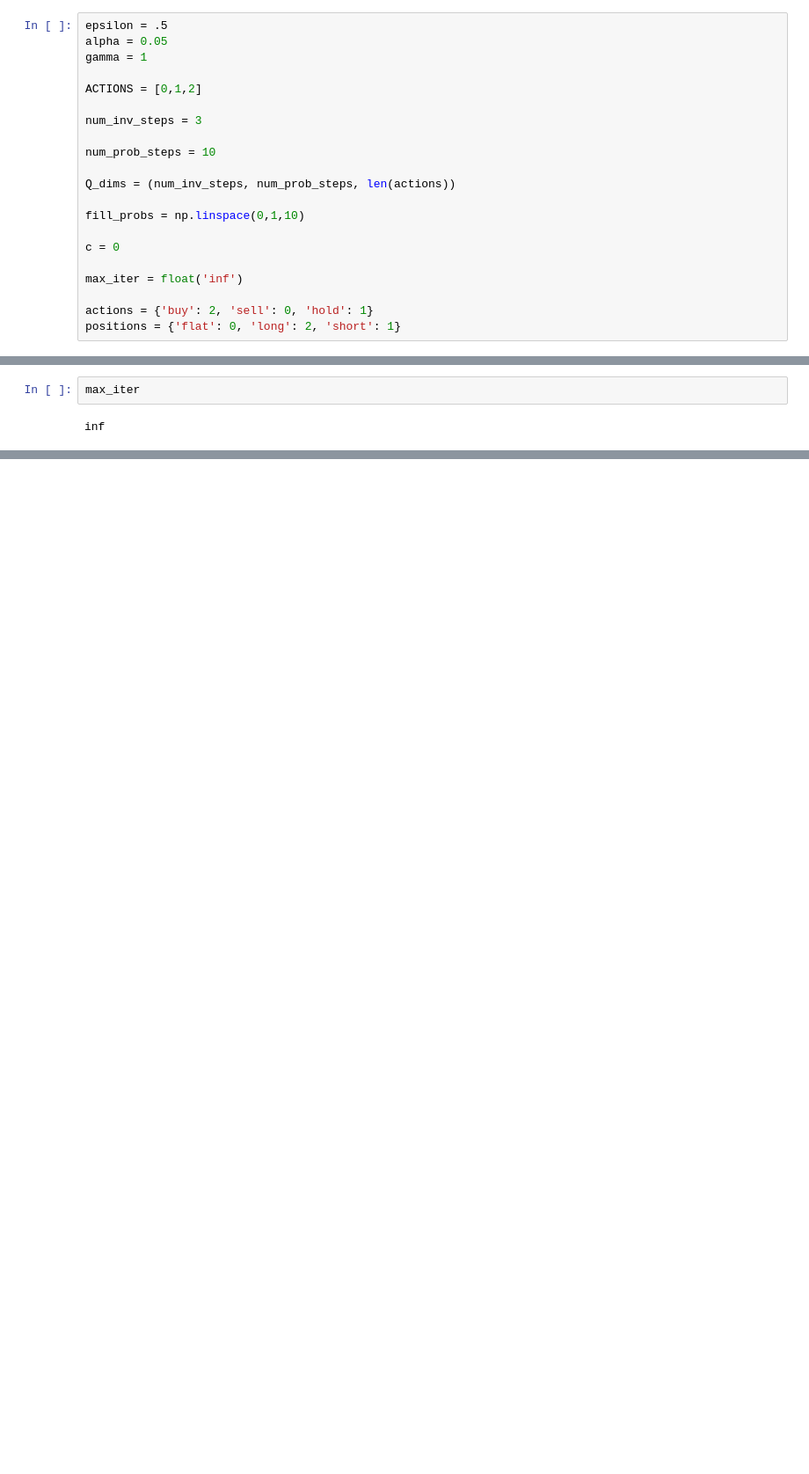
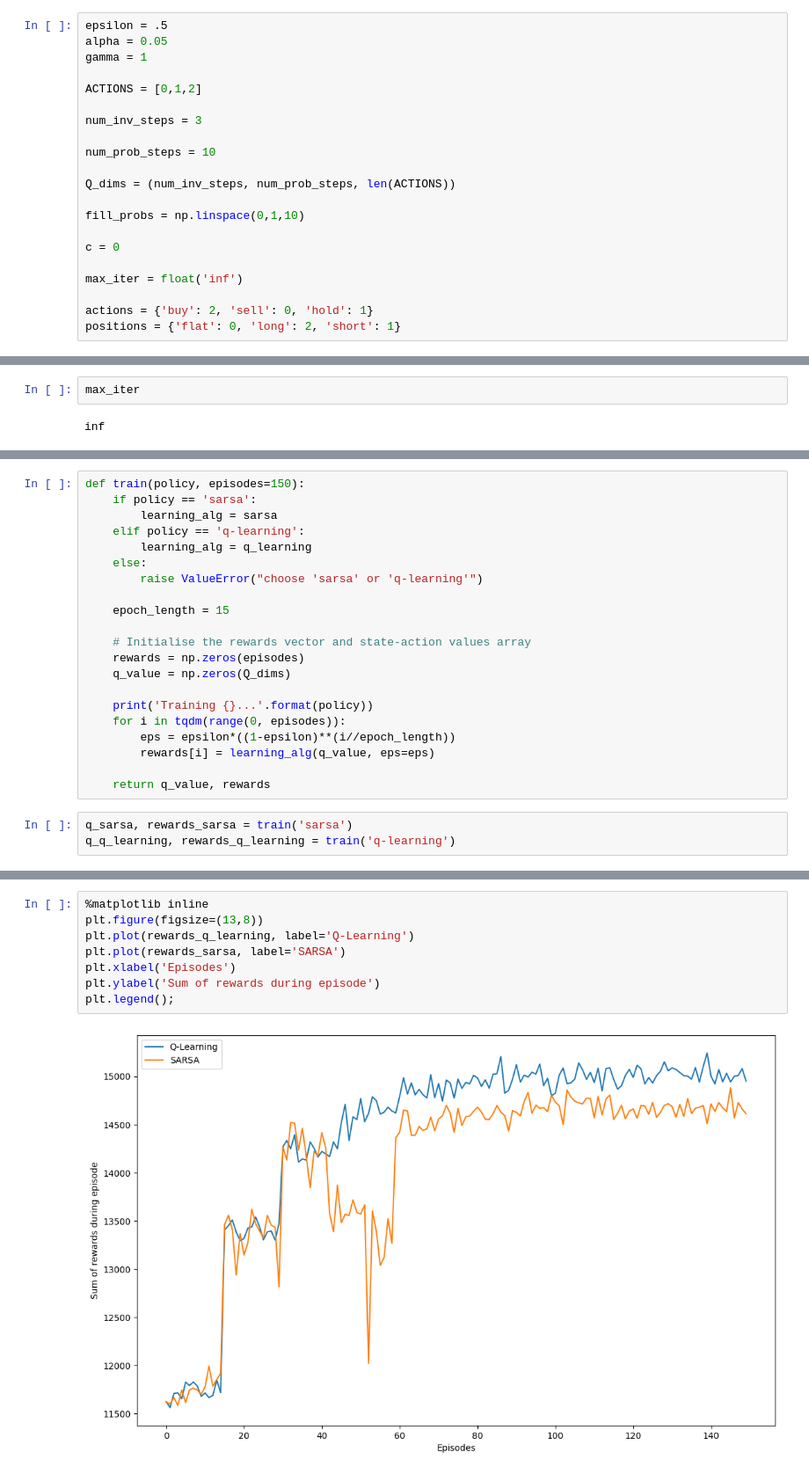
Before and after one commit to david-meltzer/ML_finance, a Jupyter notebook: RL_dixon/market_making.ipynb, the cells around one changed output, grey strips where cells are left out. Shown: that part at 88% size. Saved outputs shown, nothing was run; the diff lists cells and outputs as text; blank space fills up the shorter version.

```diff
--- a/RL_dixon/market_making.ipynb
+++ b/RL_dixon/market_making.ipynb
@@ -23,7 +23,7 @@ num_inv_steps = 3
 
 num_prob_steps = 10
 
-Q_dims = (num_inv_steps, num_prob_steps, len(actions))
+Q_dims = (num_inv_steps, num_prob_steps, len(ACTIONS))
 
 fill_probs = np.linspace(0,1,10)
 
@@ -221,0 +311,24 @@ def sarsa(q_value, expected = False, step_size=Alpha, eps=epsilon):
+# %%
+def train(policy, episodes=150):
+    if policy == 'sarsa':
+        learning_alg = sarsa
+    elif policy == 'q-learning':
+        learning_alg = q_learning
+    else:
+        raise ValueError("choose 'sarsa' or 'q-learning'")
+
+    epoch_length = 15
+
+    # Initialise the rewards vector and state-action values array
+    rewards = np.zeros(episodes)
+    q_value = np.zeros(Q_dims)
+
+    print('Training {}...'.format(policy))
+    for i in tqdm(range(0, episodes)):
+        eps = epsilon*((1-epsilon)**(i//epoch_length))
+        rewards[i] = learning_alg(q_value, eps=eps)
+
+    return q_value, rewards
+# %%
+q_sarsa, rewards_sarsa = train('sarsa')
+q_q_learning, rewards_q_learning = train('q-learning')
@@ -221,0 +338,10 @@ def sarsa(q_value, expected = False, step_size=Alpha, eps=epsilon):
+# %%
+%matplotlib inline
+plt.figure(figsize=(13,8))
+plt.plot(rewards_q_learning, label='Q-Learning')
+plt.plot(rewards_sarsa, label='SARSA')
+plt.xlabel('Episodes')
+plt.ylabel('Sum of rewards during episode')
+plt.legend();
+# %% [output]
+[figure, added]
```
Also changed, not shown: parts of 10 cells of this notebook, 4 other files.
